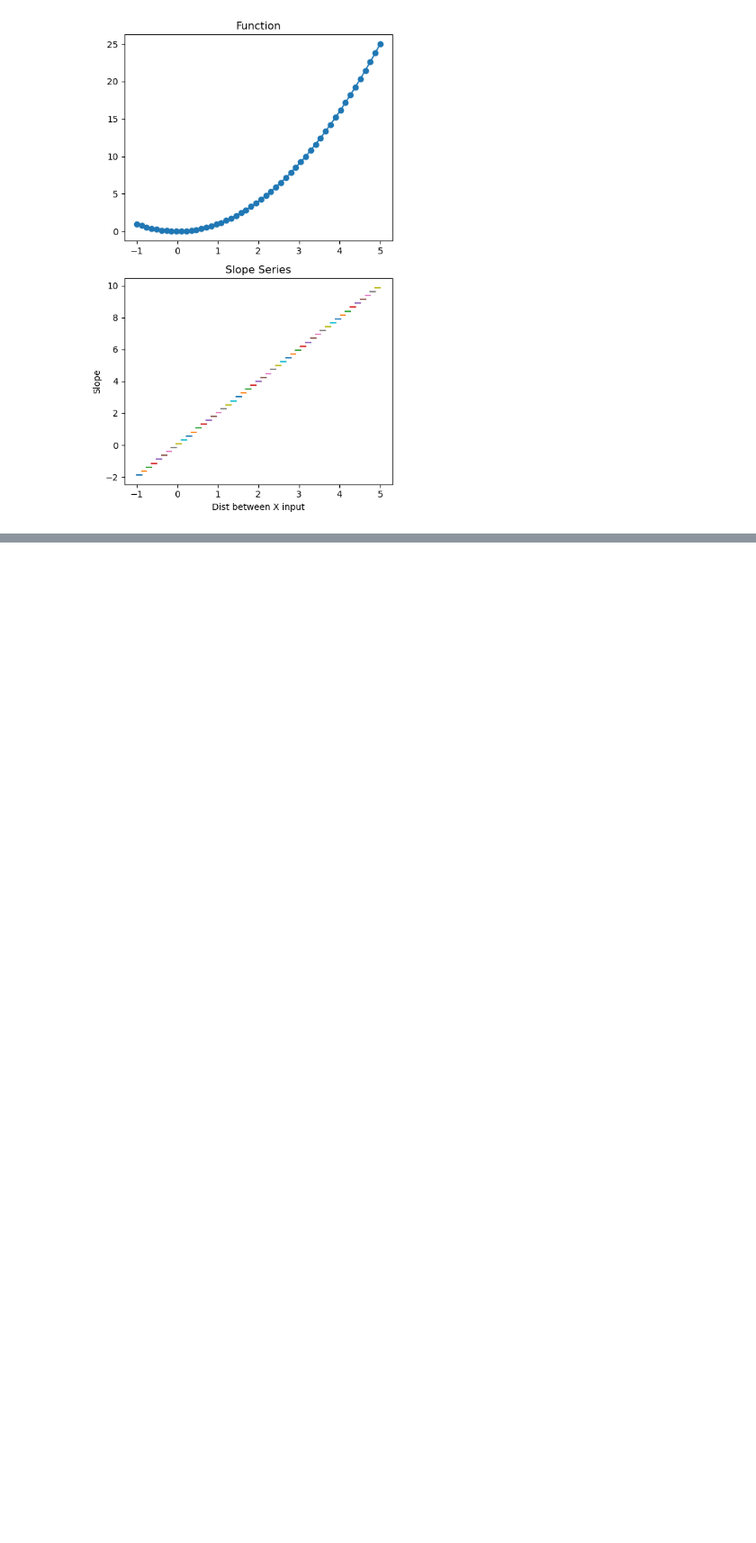
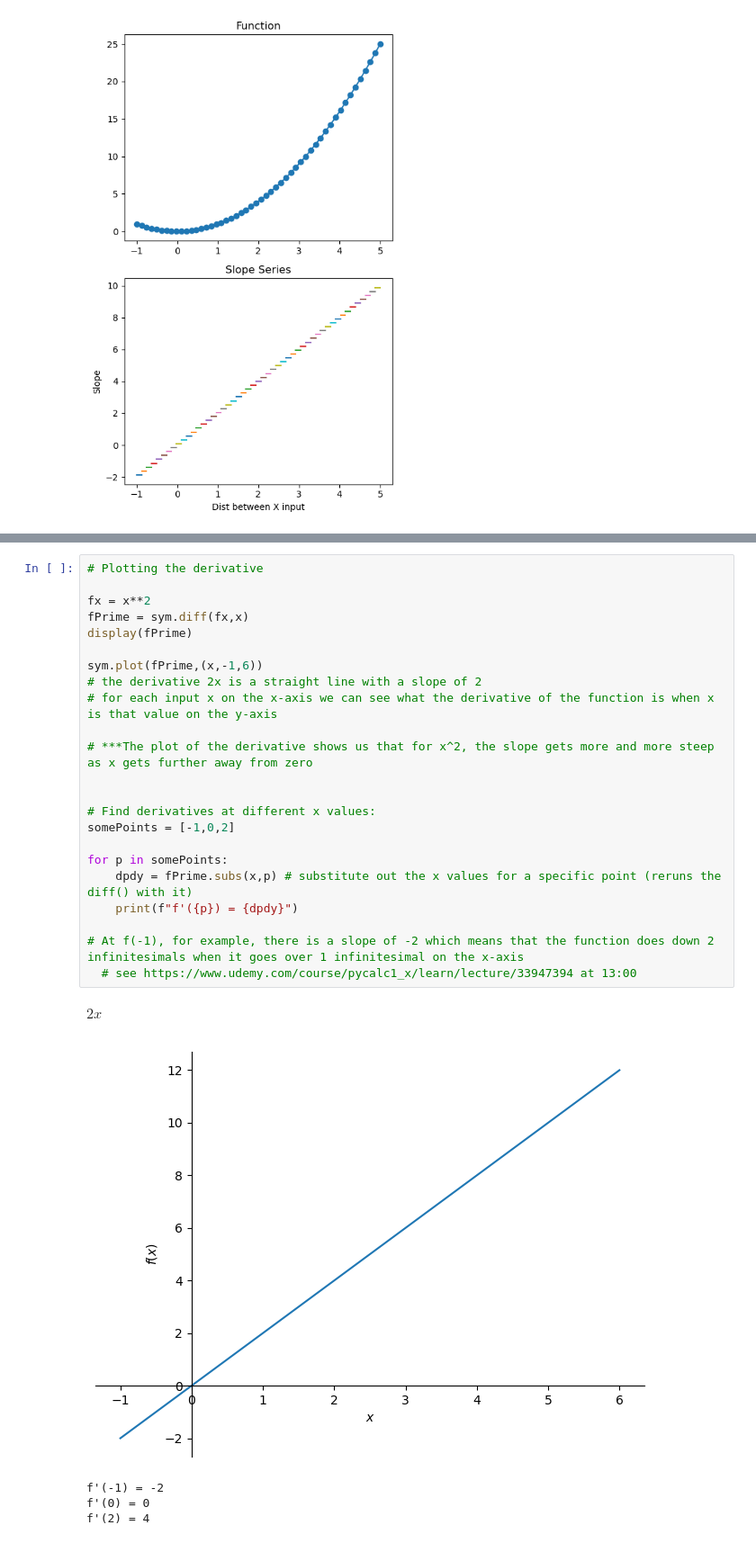
Before and after one commit to BrentGrammer/PROGNOTES, a Jupyter notebook: Calculus/derivatives.ipynb, the cells around one changed output, grey strips where cells are left out. Shown at 90% size. Drawn from its saved outputs; the diff is of its cells as text; blank space fills up the shorter version.

```diff
--- a/Calculus/derivatives.ipynb
+++ b/Calculus/derivatives.ipynb
@@ -100,0 +121,29 @@ Avg of Local Slopes: 4.0
+# %%
+# Plotting the derivative
+
+fx = x**2
+fPrime = sym.diff(fx,x)
+display(fPrime)
+
+sym.plot(fPrime,(x,-1,6))
+# the derivative 2x is a straight line with a slope of 2
+# for each input x on the x-axis we can see what the derivative of the function is when x is that value on the y-axis
+
+# ***The plot of the derivative shows us that for x^2, the slope gets more and more steep as x gets further away from zero
+
+
+# Find derivatives at different x values:
+somePoints = [-1,0,2]
+
+for p in somePoints:
+    dpdy = fPrime.subs(x,p) # substitute out the x values for a specific point (reruns the diff() with it)
+    print(f"f'({p}) = {dpdy}")
+
+# At f(-1), for example, there is a slope of -2 which means that the function does down 2 infinitesimals when it goes over 1 infinitesimal on the x-axis
+  # see https://www.udemy.com/course/pycalc1_x/learn/lecture/33947394 at 13:00
+# %% [output]
+$\displaystyle 2 x$
+[figure, added]
+f'(-1) = -2
+f'(0) = 0
+f'(2) = 4
```
Also changed, not shown: parts of 1 cell of this notebook, 2 other files.
